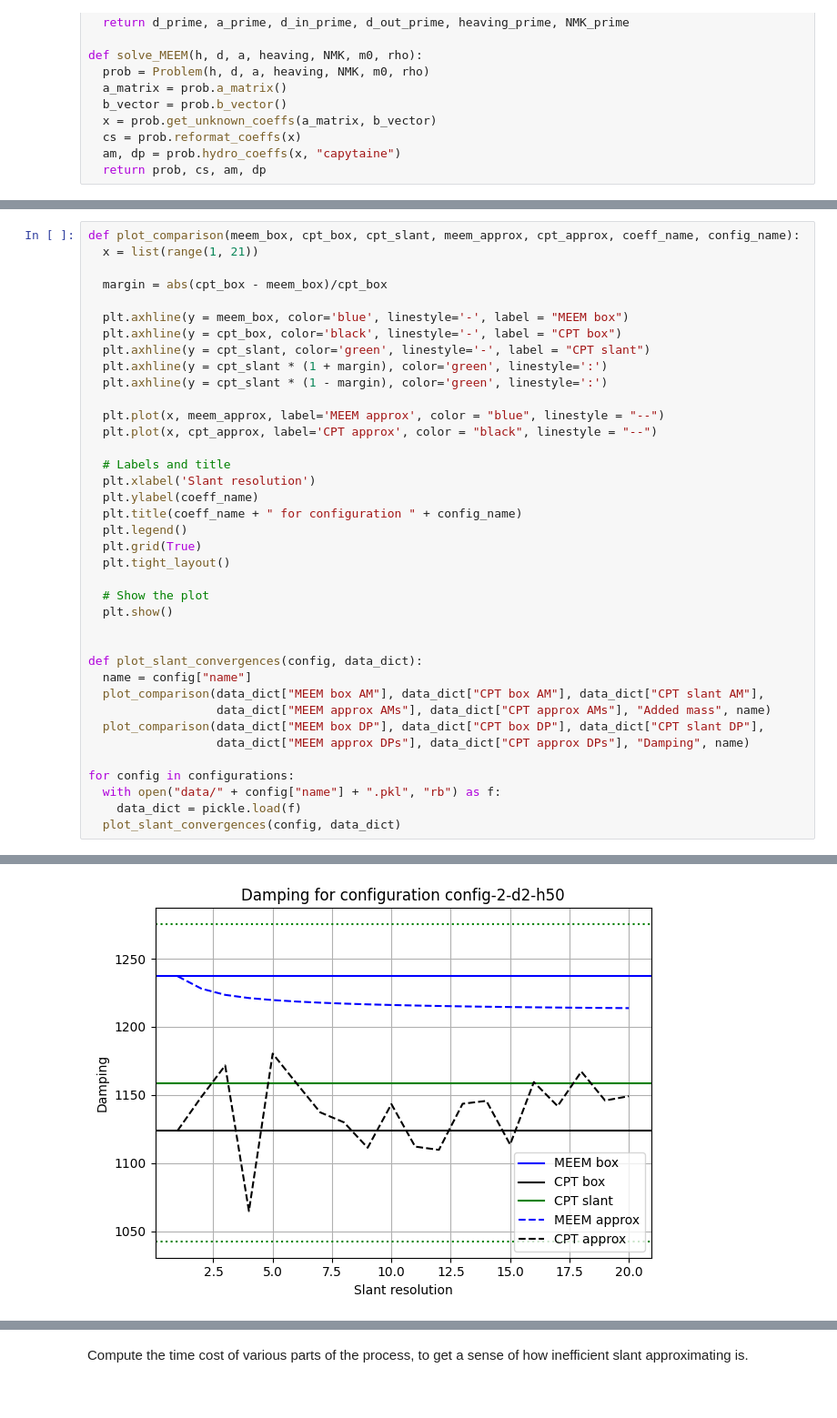
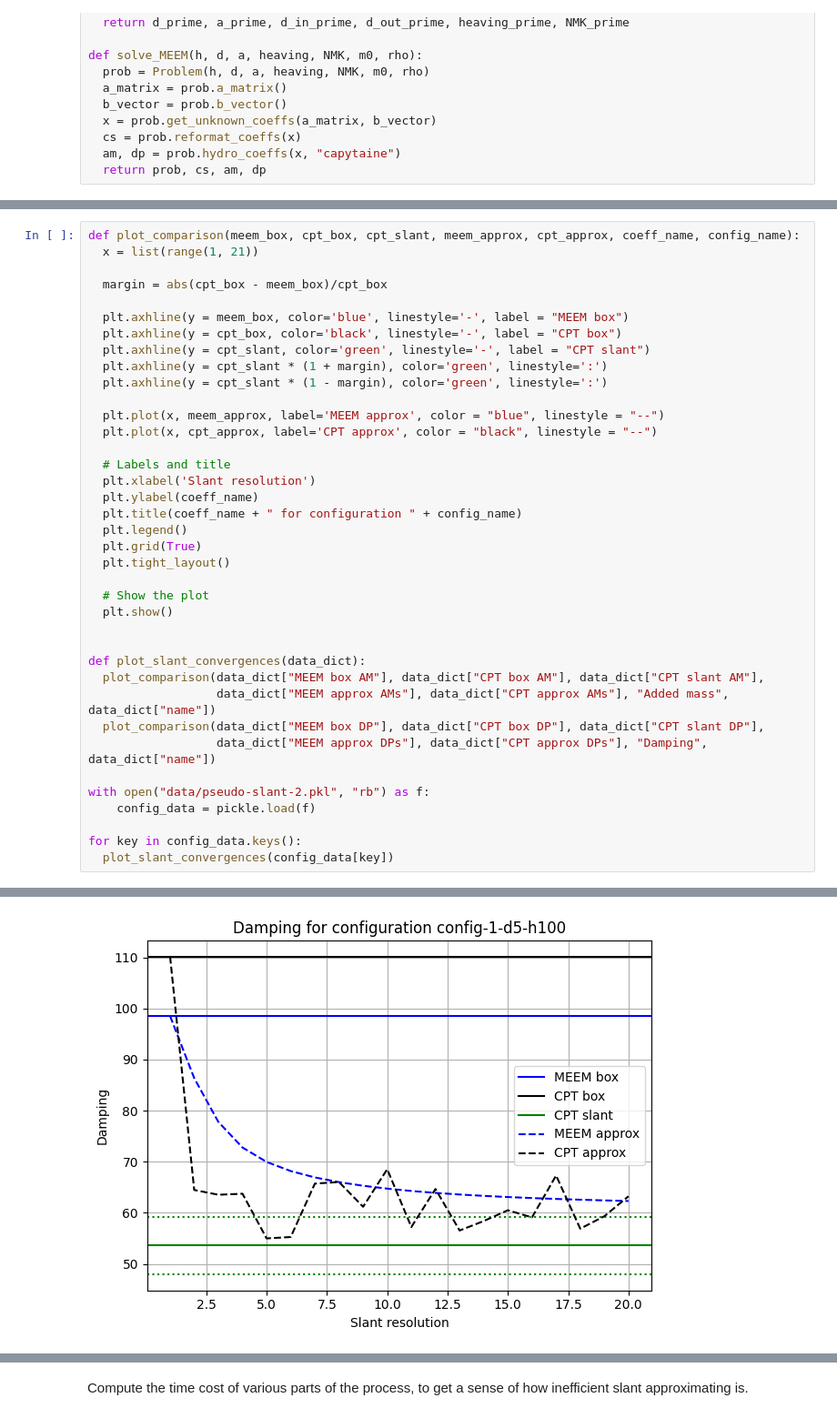
Before and after one commit to symbiotic-engineering/OpenFLASH, a Jupyter notebook: hydro/python/slants/pseudo_slant_2.ipynb, the cells around one changed output, grey strips where cells are left out. Shown: that part at 91% size. Cells and saved outputs as stored; diff of their text form.

```diff
--- a/hydro/python/slants/pseudo_slant_2.ipynb
+++ b/hydro/python/slants/pseudo_slant_2.ipynb
@@ -312,17 +178,17 @@ def plot_comparison(meem_box, cpt_box, cpt_slant, meem_approx, cpt_approx, coeff
   plt.show()
 
 
-def plot_slant_convergences(config, data_dict):
-  name = config["name"]
+def plot_slant_convergences(data_dict):
   plot_comparison(data_dict["MEEM box AM"], data_dict["CPT box AM"], data_dict["CPT slant AM"],
-                  data_dict["MEEM approx AMs"], data_dict["CPT approx AMs"], "Added mass", name)
+                  data_dict["MEEM approx AMs"], data_dict["CPT approx AMs"], "Added mass", data_dict["name"])
   plot_comparison(data_dict["MEEM box DP"], data_dict["CPT box DP"], data_dict["CPT slant DP"],
-                  data_dict["MEEM approx DPs"], data_dict["CPT approx DPs"], "Damping", name)
+                  data_dict["MEEM approx DPs"], data_dict["CPT approx DPs"], "Damping", data_dict["name"])
 
-for config in configurations:
-  with open("data/" + config["name"] + ".pkl", "rb") as f:
-    data_dict = pickle.load(f)
-  plot_slant_convergences(config, data_dict)
+with open("data/pseudo-slant-2.pkl", "rb") as f:
+    config_data = pickle.load(f)
+
+for key in config_data.keys():
+  plot_slant_convergences(config_data[key])
 # %% [output]
 [figure]
 [figure]
@@ -336 +202 @@ for config in configurations:
-[figure, old version]
+[figure, new version]
```
Also changed, not shown: parts of 6 cells of this notebook, 29 other files.
